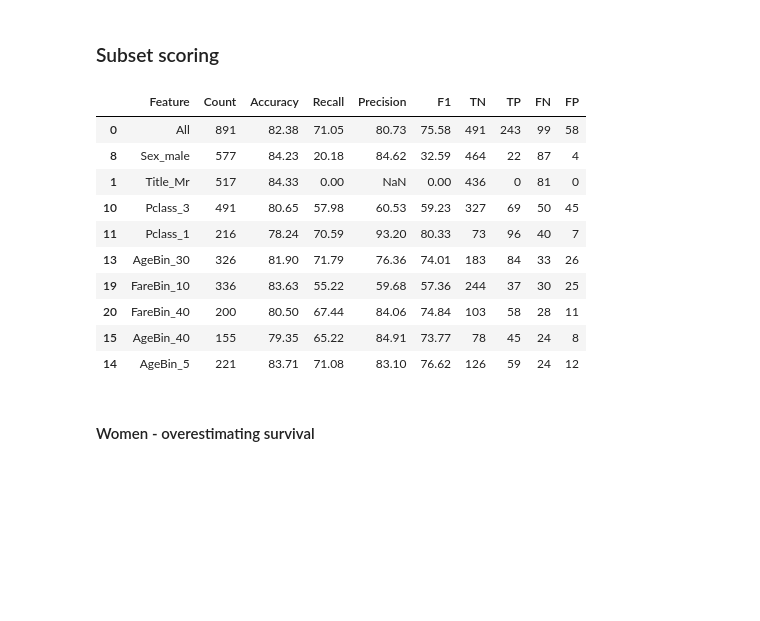
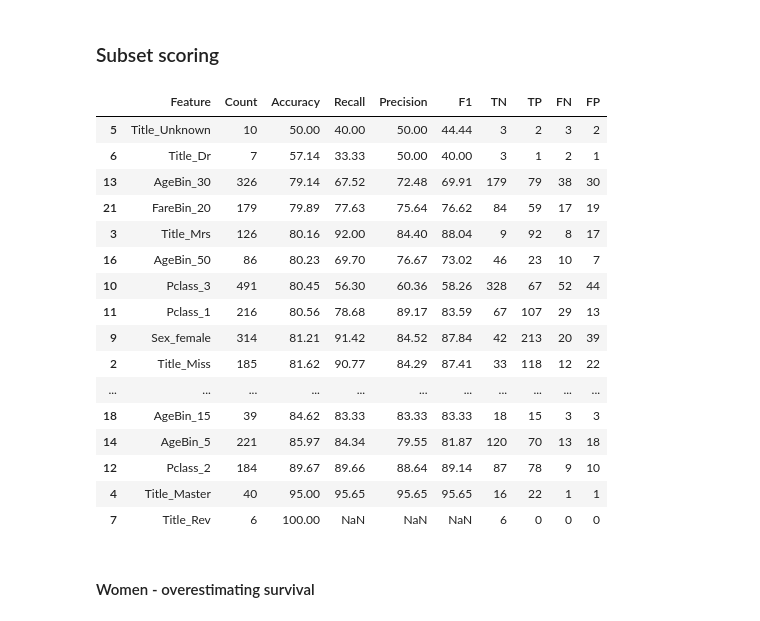
Before and after one commit to rfdspeng/ml_ai_portfolio, a Jupyter notebook: titanic/notebooks/titanic.ipynb, the cells around one changed output. Saved outputs shown, nothing was run; the diff lists cells and outputs as text; code cells hidden in the pictures; blank space fills up the shorter version.

```diff
--- a/titanic/titanic.ipynb
+++ b/titanic/notebooks/titanic.ipynb
@@ -1123,6 +1131,11 @@ ax.legend(handles[:2], ["Training Score", "Test Score"])
 # y_test = df["Survived"].iloc[val_idx].to_numpy()
 # X_train = data_prep_pipe.fit_transform(X_train)
 # X_test = data_prep_pipe.transform(X_test)
+# %%
+df_sub = df_with_title.query("Title in ['Miss', 'Mrs']")
+
+n_folds = 2
+cv_splitter = make_stratified_k_fold_with_custom_strata(df_sub, ["Survived"], cv_kwargs={"n_splits": n_folds, "shuffle": True})
 # %%
 import matplotlib.pyplot as plt
 from matplotlib.gridspec import GridSpec
@@ -1794,26 +1807,26 @@ data_prep_pipe = DynamicDataPrepPipeline(
     # age_imputer_model=RandomForestRegressor(max_depth=10, random_state=0),
     # impute_age_kwargs={"add_indicator": True},
 )
-# model = RandomForestClassifier(max_depth=5, random_state=0)
-max_depth=5
-max_iter=200
-model = HistGradientBoostingClassifier(max_depth=max_depth, max_iter=max_iter, random_state=0)
+model = RandomForestClassifier(max_depth=20, random_state=0)
+# max_depth=5
+# max_iter=200
+# model = HistGradientBoostingClassifier(max_depth=max_depth, max_iter=max_iter, random_state=0)
 
 
 
-numeric_transformations = {
-    "Fare": KBinsDiscretizer(n_bins=4, encode="ordinal"),
-    "Pclass": MinMaxScaler(),
-}
-data_prep_pipe = DynamicDataPrepPipeline(
-    numeric_columns={"Fare", "Pclass"},
-    numeric_transformations=numeric_transformations,
-    # onehot_columns={"Sex"},
-    extract_fam=True,
-    fam_kwargs={"max_famsize": 4},
-    extract_title=True
-)
-model = LogisticRegression()
+# numeric_transformations = {
+#     "Fare": KBinsDiscretizer(n_bins=4, encode="ordinal"),
+#     "Pclass": MinMaxScaler(),
+# }
+# data_prep_pipe = DynamicDataPrepPipeline(
+#     numeric_columns={"Fare", "Pclass"},
+#     numeric_transformations=numeric_transformations,
+#     # onehot_columns={"Sex"},
+#     extract_fam=True,
+#     fam_kwargs={"max_famsize": 4},
+#     extract_title=True
+# )
+# model = LogisticRegression()
 
 
 ml_pipe = Pipeline([
@@ -1993,21 +2006,27 @@ for feature in features:
 
 scoring_df = pd.DataFrame(tab)
 # %%
-scoring_df.sort_values(by="F1", ascending=True)
-scoring_df.sort_values(by="FN", ascending=False).head(10)
+scoring_df.sort_values(by="Accuracy", ascending=True)
+# scoring_df.sort_values(by="FN", ascending=False).head(10)
 # scoring_df.sort_values(by="FP", ascending=False).head(10)
 # %% [output]
 |  | Feature | Count | Accuracy | Recall | Precision | F1 | TN | TP | FN | FP |
-| 0 | All | 891 | 82.38 | 71.05 | 80.73 | 75.58 | 491 | 243 | 99 | 58 |
-| 8 | Sex_male | 577 | 84.23 | 20.18 | 84.62 | 32.59 | 464 | 22 | 87 | 4 |
-| 1 | Title_Mr | 517 | 84.33 | 0.00 | NaN | 0.00 | 436 | 0 | 81 | 0 |
-| 10 | Pclass_3 | 491 | 80.65 | 57.98 | 60.53 | 59.23 | 327 | 69 | 50 | 45 |
-| 11 | Pclass_1 | 216 | 78.24 | 70.59 | 93.20 | 80.33 | 73 | 96 | 40 | 7 |
-| 13 | AgeBin_30 | 326 | 81.90 | 71.79 | 76.36 | 74.01 | 183 | 84 | 33 | 26 |
-| 19 | FareBin_10 | 336 | 83.63 | 55.22 | 59.68 | 57.36 | 244 | 37 | 30 | 25 |
-| 20 | FareBin_40 | 200 | 80.50 | 67.44 | 84.06 | 74.84 | 103 | 58 | 28 | 11 |
-| 15 | AgeBin_40 | 155 | 79.35 | 65.22 | 84.91 | 73.77 | 78 | 45 | 24 | 8 |
-| 14 | AgeBin_5 | 221 | 83.71 | 71.08 | 83.10 | 76.62 | 126 | 59 | 24 | 12 |
+| 5 | Title_Unknown | 10 | 50.00 | 40.00 | 50.00 | 44.44 | 3 | 2 | 3 | 2 |
+| 6 | Title_Dr | 7 | 57.14 | 33.33 | 50.00 | 40.00 | 3 | 1 | 2 | 1 |
+| 13 | AgeBin_30 | 326 | 79.14 | 67.52 | 72.48 | 69.91 | 179 | 79 | 38 | 30 |
+| 21 | FareBin_20 | 179 | 79.89 | 77.63 | 75.64 | 76.62 | 84 | 59 | 17 | 19 |
+| 3 | Title_Mrs | 126 | 80.16 | 92.00 | 84.40 | 88.04 | 9 | 92 | 8 | 17 |
+| 16 | AgeBin_50 | 86 | 80.23 | 69.70 | 76.67 | 73.02 | 46 | 23 | 10 | 7 |
+| 10 | Pclass_3 | 491 | 80.45 | 56.30 | 60.36 | 58.26 | 328 | 67 | 52 | 44 |
+| 11 | Pclass_1 | 216 | 80.56 | 78.68 | 89.17 | 83.59 | 67 | 107 | 29 | 13 |
+| 9 | Sex_female | 314 | 81.21 | 91.42 | 84.52 | 87.84 | 42 | 213 | 20 | 39 |
+| 2 | Title_Miss | 185 | 81.62 | 90.77 | 84.29 | 87.41 | 33 | 118 | 12 | 22 |
+| ... | ... | ... | ... | ... | ... | ... | ... | ... | ... | ... |
+| 18 | AgeBin_15 | 39 | 84.62 | 83.33 | 83.33 | 83.33 | 18 | 15 | 3 | 3 |
+| 14 | AgeBin_5 | 221 | 85.97 | 84.34 | 79.55 | 81.87 | 120 | 70 | 13 | 18 |
+| 12 | Pclass_2 | 184 | 89.67 | 89.66 | 88.64 | 89.14 | 87 | 78 | 9 | 10 |
+| 4 | Title_Master | 40 | 95.00 | 95.65 | 95.65 | 95.65 | 16 | 22 | 1 | 1 |
+| 7 | Title_Rev | 6 | 100.00 | NaN | NaN | NaN | 6 | 0 | 0 | 0 |
 # %% [markdown]
 #### Women - overestimating survival
 # %%
```
Also changed, not shown: parts of 8 cells of this notebook, 15 other files.
